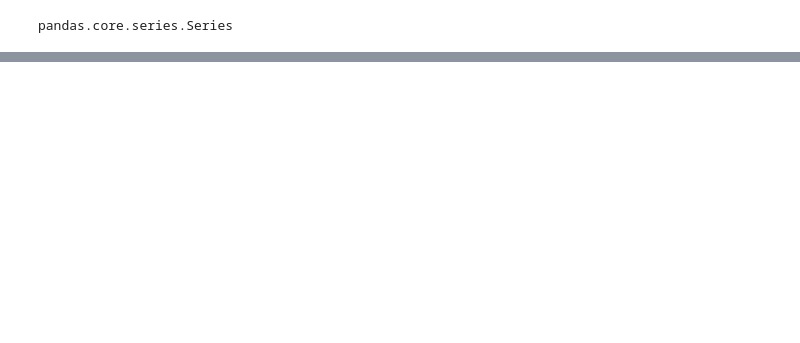
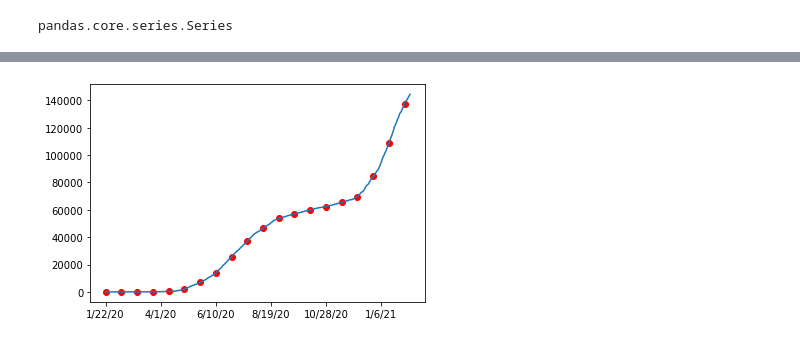
Before and after one commit to dtekluva/cohort7, a Jupyter notebook: data_analysis/pandas_tut.ipynb, the cells around one changed output, grey strips where cells are left out. Saved outputs shown, nothing was run; the diff lists cells and outputs as text; code cells hidden in the pictures; blank space fills up the shorter version.

Commit message:
Last class

```diff
--- a/data_analysis/pandas_tut.ipynb
+++ b/data_analysis/pandas_tut.ipynb
@@ -49,0 +129,2 @@ Name: 1, dtype: object
+# %%
+covid = pd.read_csv("time_series_covid19_confirmed_global.csv")
@@ -49,0 +157,13 @@ Name: 1, dtype: object
+# %%
+nig = covid[covid["Country/Region"] == "Nigeria"]
+values = nig.iloc[0][4:]
+labels=nig.columns
+last_label = labels[4:]
+last_label
+
+plt.plot(last_label, last_days)
+plt.scatter(last_label[::20], values[::20], color = "red")
+plt.xticks(last_label[::70])
+plt.savefig("eunice.pdf")
+# %% [output]
+[figure, added]
```
Also changed, not shown: parts of 20 cells of this notebook, 2 other files.
